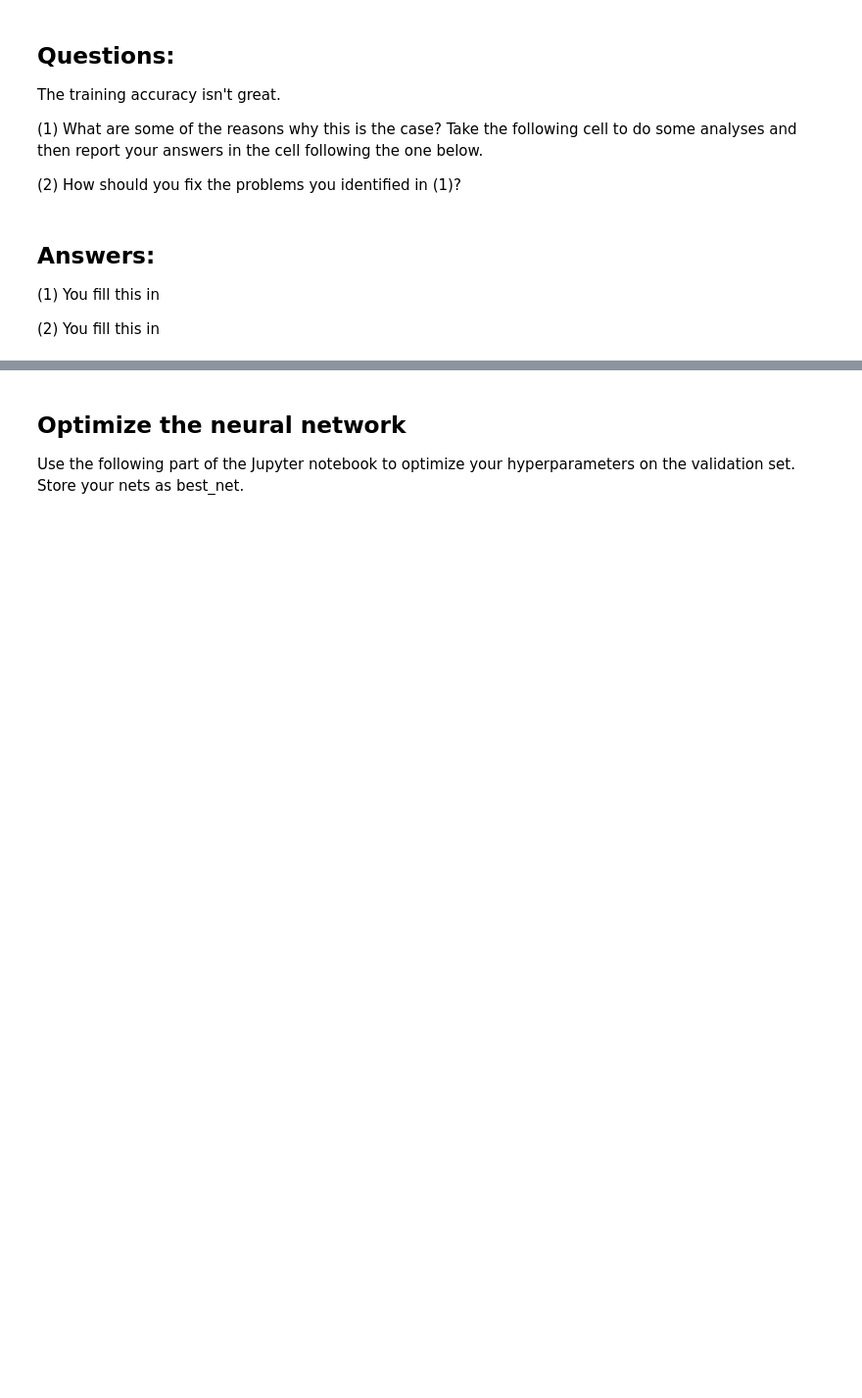
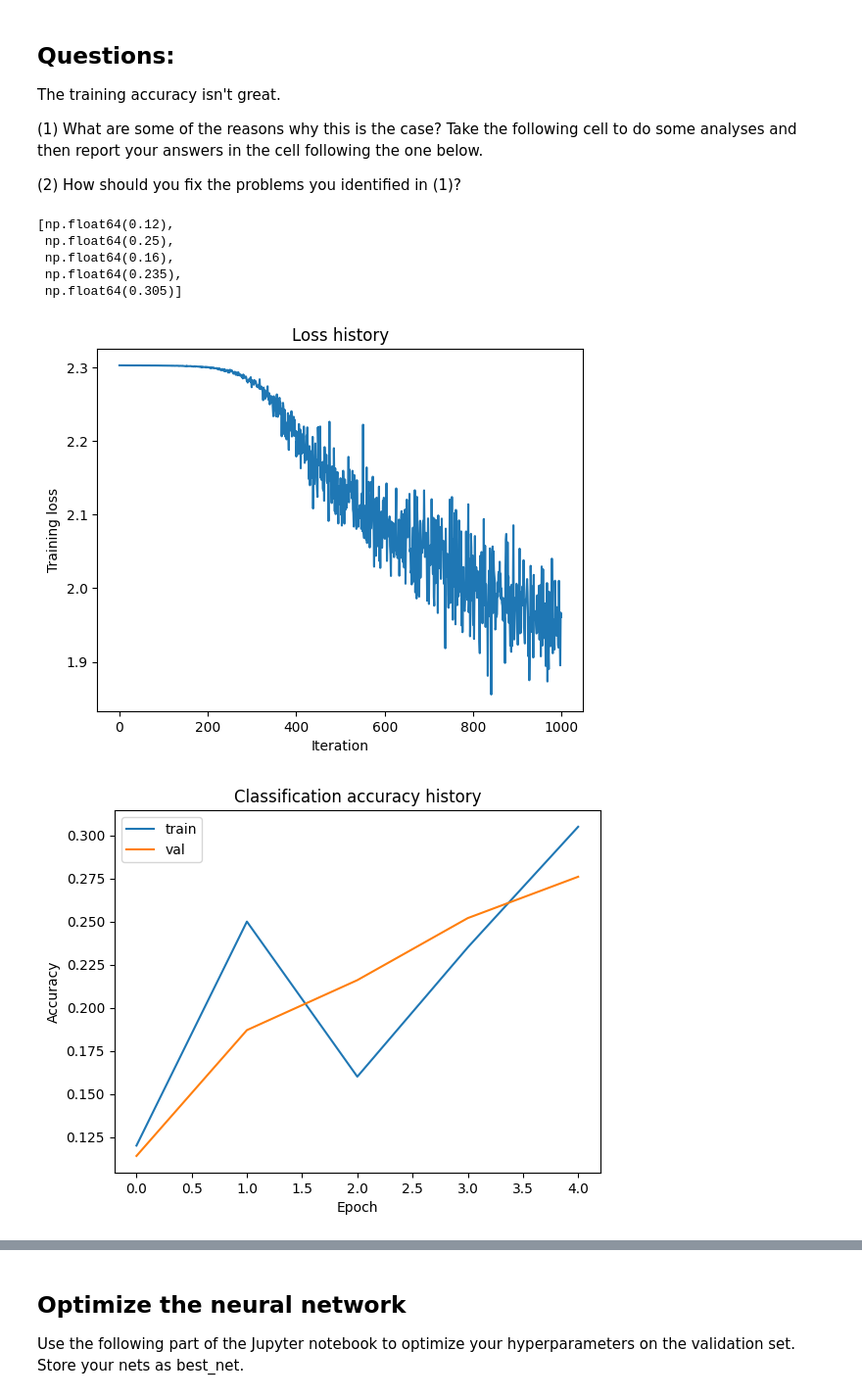
Before and after one commit to cocoa-huang/25W_ECE_C147, a Jupyter notebook: hw3/two_layer_nn.ipynb, the cells around one changed output, grey strips where cells are left out. Shown at 98% size. Cells and saved outputs as stored; diff of their text form; code cells hidden in the pictures; blank space fills up the shorter version.

```diff
--- a/hw3/two_layer_nn.ipynb
+++ b/hw3/two_layer_nn.ipynb
@@ -130,7 +159,7 @@ def get_CIFAR10_data(num_training=49000, num_validation=1000, num_test=1000):
     it for the two-layer neural net classifier.
     """
     # Load the raw CIFAR-10 data
-    cifar10_dir = 'cifar-10-batches-py'
+    cifar10_dir = '/Users/erichuang/Desktop/25W_ECE_C147/hw3/utils/datasets/cifar-10-batches-py'
     X_train, y_train, X_test, y_test = load_CIFAR10(cifar10_dir)
 
     # Subsample the data
@@ -198,3 +246,9 @@ The training accuracy isn't great.
 (2) How should you fix the problems you identified in (1)?
 # %%
 stats['train_acc_history']
+# %% [output]
+[np.float64(0.12),
+ np.float64(0.25),
+ np.float64(0.16),
+ np.float64(0.235),
+ np.float64(0.305)]
@@ -214,6 +255,40 @@ pass
-# %% [markdown]
-## Answers:
-
-(1) You fill this in
-
-(2) You fill this in
+# %%
+# ================================================================ #
+# YOUR CODE HERE:
+#   Do some debugging to gain some insight into why the optimization
+#   isn't great.
+# ================================================================ #
+
+# Plot the loss function and train / validation accuracies
+
+# plt.plot(stats['loss_history'])
+# plt.suptitle('Loss History')
+# plt.xlabel('Epoch')
+# plt.show()
+# plt.plot(stats['val_acc_history'])
+# plt.suptitle('Validation Accuracy History')
+# plt.xlabel('Epoch')
+# plt.show()
+
+plt.figure()
+plt.plot(stats['loss_history'])
+plt.title('Loss history')
+plt.xlabel('Iteration')
+plt.ylabel('Training loss')
+plt.show()
+
+plt.figure()
+plt.plot(stats['train_acc_history'], label='train')
+plt.plot(stats['val_acc_history'], label='val')
+plt.title('Classification accuracy history')
+plt.xlabel('Epoch')
+plt.ylabel('Accuracy')
+plt.legend()
+plt.show()
+
+# ================================================================ #
+# END YOUR CODE HERE
+# ================================================================ #
+# %% [output]
+[figure, added]
+[figure, added]
```
Also changed, not shown: parts of 13 cells of this notebook, 4 other files.
